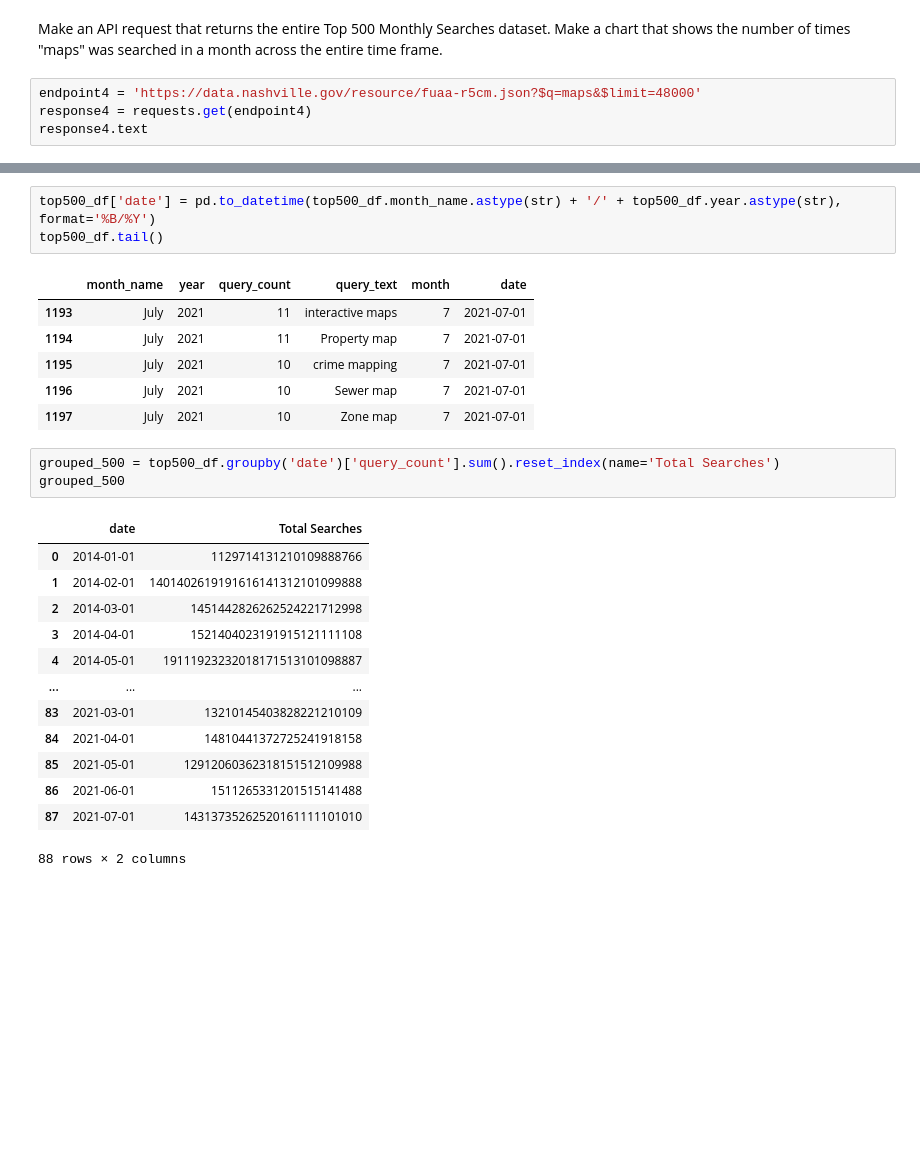
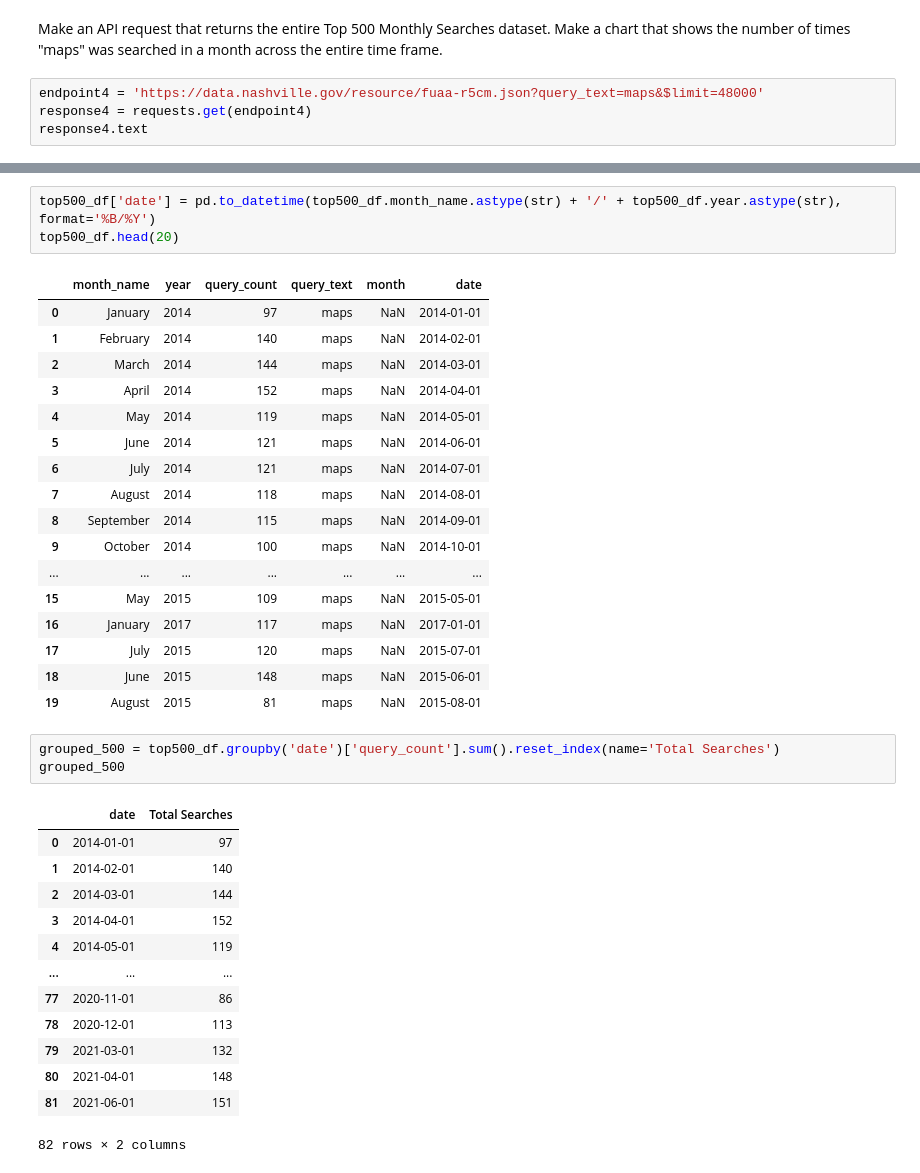
Before and after one commit to NSS-Data-Analytics-Cohort-10/api-elisianguyen, a Jupyter notebook: notebooks/api_notebook.ipynb, the cells around one changed output, grey strips where cells are left out. Saved outputs shown, nothing was run; the diff lists cells and outputs as text; blank space fills up the shorter version.

```diff
--- a/notebooks/api_notebook.ipynb
+++ b/notebooks/api_notebook.ipynb
@@ -118,7 +119,7 @@ query100codes_df['year'].count()
 # %% [markdown]
 Make an API request that returns the entire Top 500 Monthly Searches dataset. Make a chart that shows the number of times "maps" was searched in a month across the entire time frame.
 # %%
-endpoint4 = 'https://data.nashville.gov/resource/fuaa-r5cm.json?$q=maps&$limit=48000'
+endpoint4 = 'https://data.nashville.gov/resource/fuaa-r5cm.json?query_text=maps&$limit=48000'
 response4 = requests.get(endpoint4)
 response4.text
 # %% [output]
@@ -152,27 +158,38 @@ top500_df.shape
 # %%
 top500_df['date'] = pd.to_datetime(top500_df.month_name.astype(str) + '/' + top500_df.year.astype(str), format='%B/%Y')
-top500_df.tail()
+top500_df.head(20)
 # %% [output]
 |  | month_name | year | query_count | query_text | month | date |
-| 1193 | July | 2021 | 11 | interactive maps | 7 | 2021-07-01 |
-| 1194 | July | 2021 | 11 | Property map | 7 | 2021-07-01 |
-| 1195 | July | 2021 | 10 | crime mapping | 7 | 2021-07-01 |
-| 1196 | July | 2021 | 10 | Sewer map | 7 | 2021-07-01 |
-| 1197 | July | 2021 | 10 | Zone map | 7 | 2021-07-01 |
+| 0 | January | 2014 | 97 | maps | NaN | 2014-01-01 |
+| 1 | February | 2014 | 140 | maps | NaN | 2014-02-01 |
+| 2 | March | 2014 | 144 | maps | NaN | 2014-03-01 |
+| 3 | April | 2014 | 152 | maps | NaN | 2014-04-01 |
+| 4 | May | 2014 | 119 | maps | NaN | 2014-05-01 |
+| 5 | June | 2014 | 121 | maps | NaN | 2014-06-01 |
+| 6 | July | 2014 | 121 | maps | NaN | 2014-07-01 |
+| 7 | August | 2014 | 118 | maps | NaN | 2014-08-01 |
+| 8 | September | 2014 | 115 | maps | NaN | 2014-09-01 |
+| 9 | October | 2014 | 100 | maps | NaN | 2014-10-01 |
+| ... | ... | ... | ... | ... | ... | ... |
+| 15 | May | 2015 | 109 | maps | NaN | 2015-05-01 |
+| 16 | January | 2017 | 117 | maps | NaN | 2017-01-01 |
+| 17 | July | 2015 | 120 | maps | NaN | 2015-07-01 |
+| 18 | June | 2015 | 148 | maps | NaN | 2015-06-01 |
+| 19 | August | 2015 | 81 | maps | NaN | 2015-08-01 |
 # %%
 grouped_500 = top500_df.groupby('date')['query_count'].sum().reset_index(name='Total Searches')
 grouped_500
 # %% [output]
 |  | date | Total Searches |
-| 0 | 2014-01-01 | 1129714131210109888766 |
-| 1 | 2014-02-01 | 1401402619191616141312101099888 |
-| 2 | 2014-03-01 | 1451442826262524221712998 |
-| 3 | 2014-04-01 | 1521404023191915121111108 |
-| 4 | 2014-05-01 | 19111923232018171513101098887 |
+| 0 | 2014-01-01 | 97 |
+| 1 | 2014-02-01 | 140 |
+| 2 | 2014-03-01 | 144 |
+| 3 | 2014-04-01 | 152 |
+| 4 | 2014-05-01 | 119 |
 | ... | ... | ... |
-| 83 | 2021-03-01 | 13210145403828221210109 |
-| 84 | 2021-04-01 | 14810441372725241918158 |
-| 85 | 2021-05-01 | 12912060362318151512109988 |
-| 86 | 2021-06-01 | 1511265331201515141488 |
-| 87 | 2021-07-01 | 14313735262520161111101010 |
+| 77 | 2020-11-01 | 86 |
+| 78 | 2020-12-01 | 113 |
+| 79 | 2021-03-01 | 132 |
+| 80 | 2021-04-01 | 148 |
+| 81 | 2021-06-01 | 151 |
-88 rows × 2 columns
+82 rows × 2 columns
```
Also changed, not shown: parts of 9 cells of this notebook.
